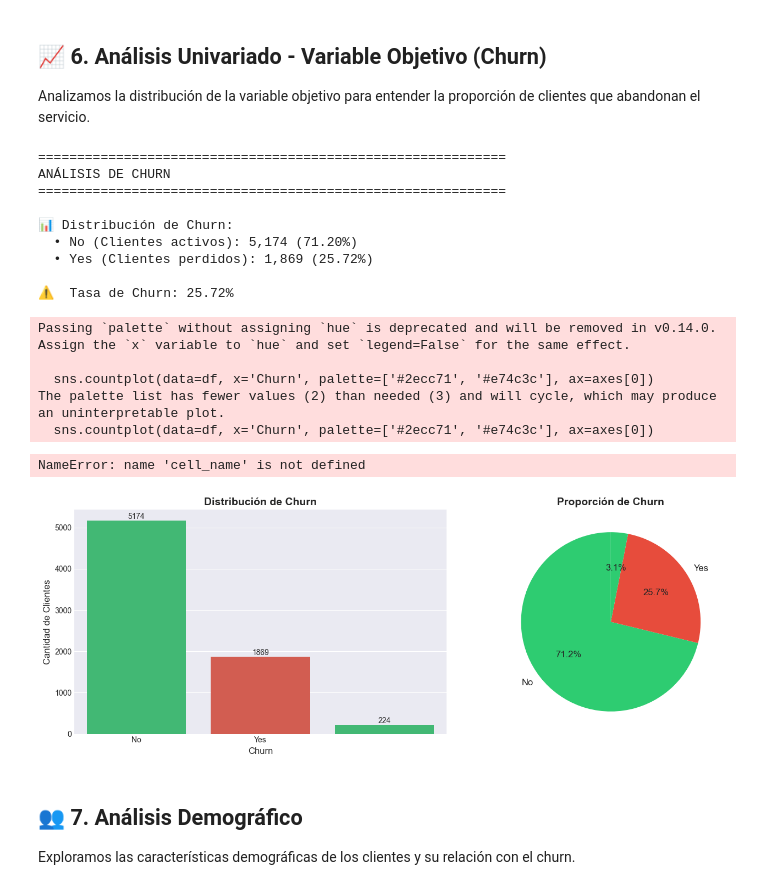
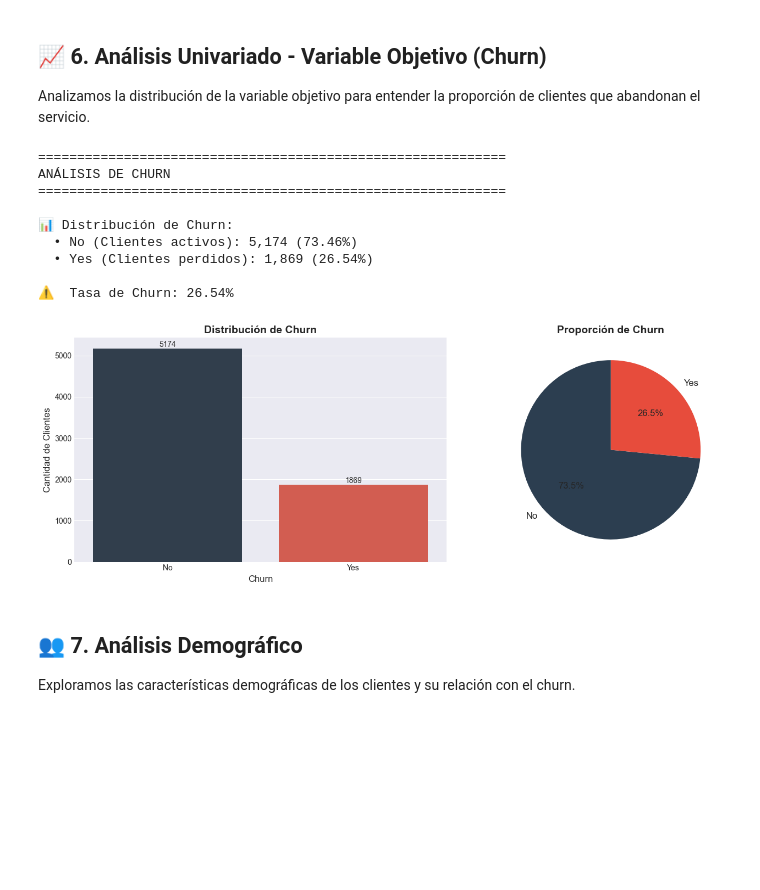
Before and after one commit to LenninTemoche/Challenge-TelecomX-Alura-One-DS, a Jupyter notebook: TelecomX_ETL.ipynb, the cells around one changed output. Drawn from its saved outputs; the diff is of its cells as text; code cells hidden in the pictures; blank space fills up the shorter version.

Commit message:
se agrega análisis al df consolidado y se verifican columnas objetivo churn

```diff
--- a/TelecomX_ETL.ipynb
+++ b/TelecomX_ETL.ipynb
@@ -137,0 +358,6 @@ print(f'\n📋 Columnas finales:\n{list(df.columns)}')
+# %%
+# Convertir Charges.Total a numérico
+df['Charges.Total'] = pd.to_numeric(df['Charges.Total'], errors='coerce')
+
+# Verificar si se generaron nulos
+print("Valores nulos en Charges.Total:", df['Charges.Total'].isna().sum())
@@ -137,0 +366,6 @@ print(f'\n📋 Columnas finales:\n{list(df.columns)}')
+# %%
+# Eliminamos valores nulos que se generaron al convertir Charges,Total
+df = df.dropna(subset=['Charges.Total'])
+# %%
+# Eliminar registros con Churn vacío
+df = df[df['Churn'] != ""]
@@ -287,46 +563,40 @@ print(f'\n📊 Distribución de Churn:')
 print(f'  • No (Clientes activos): {churn_counts["No"]:,} ({churn_pct["No"]:.2f}%)')
 print(f'  • Yes (Clientes perdidos): {churn_counts["Yes"]:,} ({churn_pct["Yes"]:.2f}%)')
 print(f'\n⚠️  Tasa de Churn: {churn_pct["Yes"]:.2f}%')
 
 # Visualización
 fig, axes = plt.subplots(1, 2, figsize=(14, 5))
 
 # Gráfico de barras
-sns.countplot(data=df, x='Churn', palette=['#2ecc71', '#e74c3c'], ax=axes[0])
+sns.countplot(data=df, x='Churn', palette=['#2C3E50', '#E74C3C'], ax=axes[0])
 axes[0].set_title('Distribución de Churn', fontsize=14, fontweight='bold')
 axes[0].set_xlabel('Churn', fontsize=12)
 axes[0].set_ylabel('Cantidad de Clientes', fontsize=12)
 
 # Agregar valores en las barras
 for container in axes[0].containers:
     axes[0].bar_label(container, fmt='%d')
 
 # Gráfico de pastel
-colors = ['#2ecc71', '#e74c3c']
+colors = ['#2C3E50', '#E74C3C']
 axes[1].pie(churn_counts, labels=churn_counts.index, autopct='%1.1f%%',
             colors=colors, startangle=90, textprops={'fontsize': 12})
 axes[1].set_title('Proporción de Churn', fontsize=14, fontweight='bold')
 
 plt.tight_layout()
-plt.savefig(f"imgs/{cell_name}.png", dpi=300, bbox_inches="tight")
+plt.savefig('imgs/01_distribucion_churn.png', dpi=300, bbox_inches='tight')
 plt.show()
 # %% [output]
 ============================================================
 ANÁLISIS DE CHURN
 ============================================================
 
 📊 Distribución de Churn:
-  • No (Clientes activos): 5,174 (71.20%)
-  • Yes (Clientes perdidos): 1,869 (25.72%)
+  • No (Clientes activos): 5,174 (73.46%)
+  • Yes (Clientes perdidos): 1,869 (26.54%)
 
-⚠️  Tasa de Churn: 25.72%
+⚠️  Tasa de Churn: 26.54%
-Passing `palette` without assigning `hue` is deprecated and will be removed in v0.14.0. Assign the `x` variable to `hue` and set `legend=False` for the same effect.
-
-  sns.countplot(data=df, x='Churn', palette=['#2ecc71', '#e74c3c'], ax=axes[0])
-The palette list has fewer values (2) than needed (3) and will cycle, which may produce an uninterpretable plot.
-  sns.countplot(data=df, x='Churn', palette=['#2ecc71', '#e74c3c'], ax=axes[0])
-NameError: name 'cell_name' is not defined
-[figure, old version]
+[figure, new version]
 # %% [markdown]
 ## 👥 7. Análisis Demográfico
 
```
Also changed, not shown: parts of 33 cells of this notebook, 8 other files.
